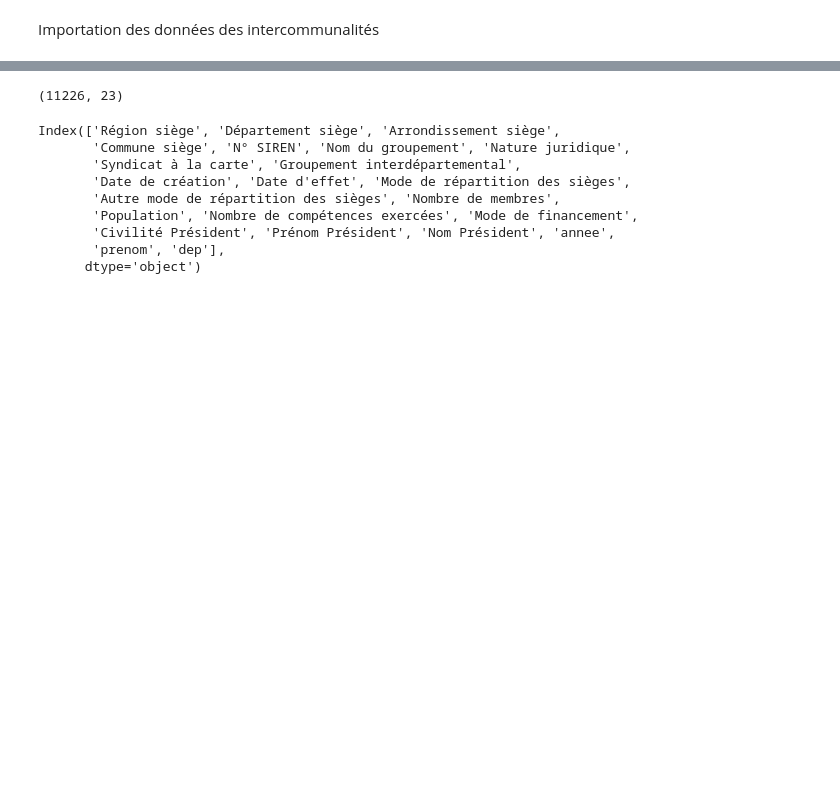
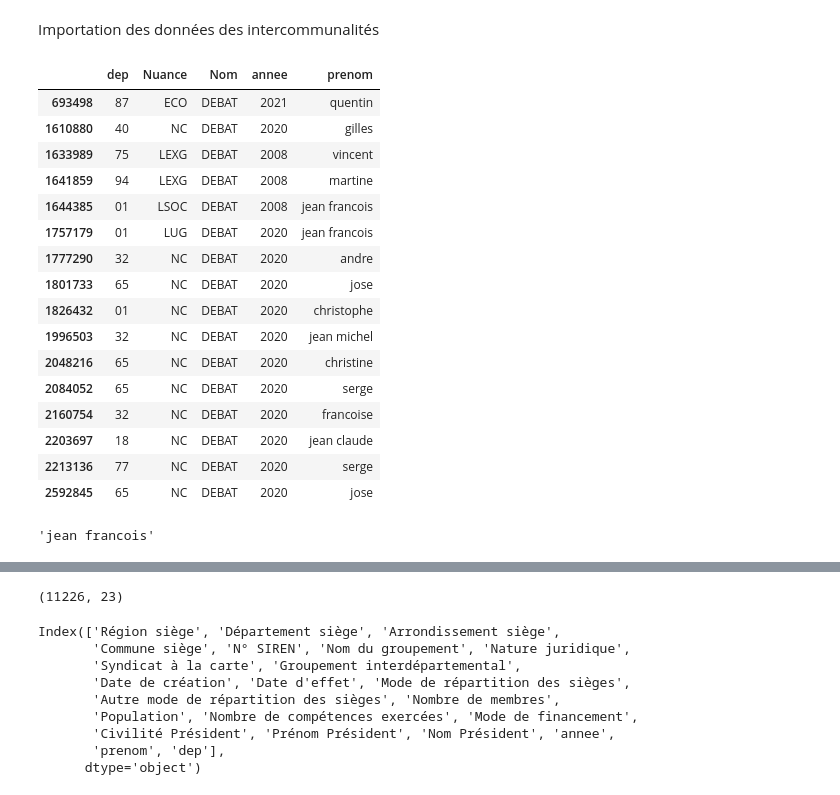
Before and after one commit to xdalp/projet3A, a Jupyter notebook: vote.ipynb, the cells around one changed output, grey strips where cells are left out. Saved outputs shown, nothing was run; the diff lists cells and outputs as text; code cells hidden in the pictures; blank space fills up the shorter version.

```diff
--- a/vote.ipynb
+++ b/vote.ipynb
@@ -218,3 +243,23 @@ grp_2025['prenom'] = grp_2025['Prénom Président'].str.lower()
 grp_2013['dep'] = grp_2013["Département siège"].str[:2]
 grp_2019['dep'] = grp_2019["Département siège"].str[:2]
 #grp_2025['dep'] = grp_2025["Département siège"].str[:2]
+# %%
+liste_candidats_nuance[(liste_candidats_nuance['Nom'] == "DEBAT")]
+# %% [output]
+|  | dep | Nuance | Nom | annee | prenom |
+| 693498 | 87 | ECO | DEBAT | 2021 | quentin |
+| 1610880 | 40 | NC | DEBAT | 2020 | gilles |
+| 1633989 | 75 | LEXG | DEBAT | 2008 | vincent |
+| 1641859 | 94 | LEXG | DEBAT | 2008 | martine |
+| 1644385 | 01 | LSOC | DEBAT | 2008 | jean francois |
+| 1757179 | 01 | LUG | DEBAT | 2020 | jean francois |
+| 1777290 | 32 | NC | DEBAT | 2020 | andre |
+| 1801733 | 65 | NC | DEBAT | 2020 | jose |
+| 1826432 | 01 | NC | DEBAT | 2020 | christophe |
+| 1996503 | 32 | NC | DEBAT | 2020 | jean michel |
+| 2048216 | 65 | NC | DEBAT | 2020 | christine |
+| 2084052 | 65 | NC | DEBAT | 2020 | serge |
+| 2160754 | 32 | NC | DEBAT | 2020 | francoise |
+| 2203697 | 18 | NC | DEBAT | 2020 | jean claude |
+| 2213136 | 77 | NC | DEBAT | 2020 | serge |
+| 2592845 | 65 | NC | DEBAT | 2020 | jose |
@@ -220,0 +281,4 @@ grp_2019['dep'] = grp_2019["Département siège"].str[:2]
+# %%
+grp_2019_avec_nuance_test_proxi.iloc[1]["prenom"]
+# %% [output]
+'jean francois'
```
Also changed, not shown: parts of 20 cells of this notebook.
